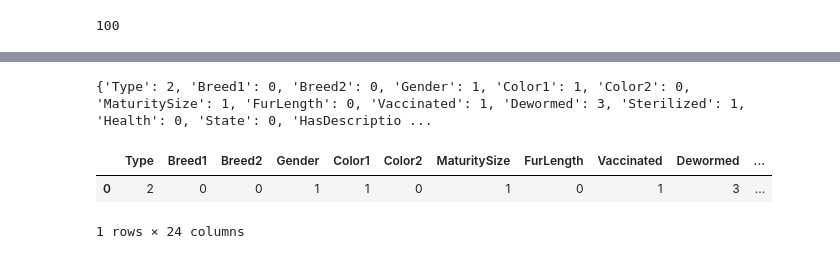
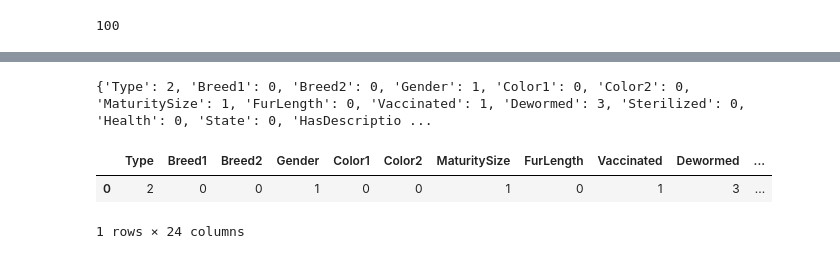
Before and after one commit to olivo/animal-adoption-mids-capstone, a Jupyter notebook: petfinder_client.ipynb, the cells around one changed output, grey strips where cells are left out. Saved outputs shown, nothing was run; the diff lists cells and outputs as text; code cells hidden in the pictures.

```diff
--- a/petfinder_client.ipynb
+++ b/petfinder_client.ipynb
@@ -110,18 +111,18 @@ df.head(10)
 # %%
 # Applying harmonization logic.
 from petfinder_animal import petfinder_animal
-fourth_animal = json_response['animals'][4]
+fourth_animal = json_response['animals'][2]
 
 harmonized_animal = petfinder_animal.create_harmonized_petfinder_animal(fourth_animal)
 
 # Converting harmonized animal to dataframe.
 print(harmonized_animal.as_kaggle_dictionary())
 harmonized_animal_df = pd.DataFrame([harmonized_animal.as_kaggle_dictionary()])
 harmonized_animal_df
 # %% [output]
-{'Type': 2, 'Breed1': 0, 'Breed2': 0, 'Gender': 1, 'Color1': 1, 'Color2': 0, 'MaturitySize': 1, 'FurLength': 0, 'Vaccinated': 1, 'Dewormed': 3, 'Sterilized': 1, 'Health': 0, 'State': 0, 'HasDescriptio ...
+{'Type': 2, 'Breed1': 0, 'Breed2': 0, 'Gender': 1, 'Color1': 0, 'Color2': 0, 'MaturitySize': 1, 'FurLength': 0, 'Vaccinated': 1, 'Dewormed': 3, 'Sterilized': 0, 'Health': 0, 'State': 0, 'HasDescriptio ...
 |  | Type | Breed1 | Breed2 | Gender | Color1 | Color2 | MaturitySize | FurLength | Vaccinated | Dewormed | ... |
-| 0 | 2 | 0 | 0 | 1 | 1 | 0 | 1 | 0 | 1 | 3 | ... |
+| 0 | 2 | 0 | 0 | 1 | 0 | 0 | 1 | 0 | 1 | 3 | ... |
 1 rows × 24 columns
 # %%
 # Load Model with pickle.
```
Also changed, not shown: parts of 11 cells of this notebook, 7 other files.
